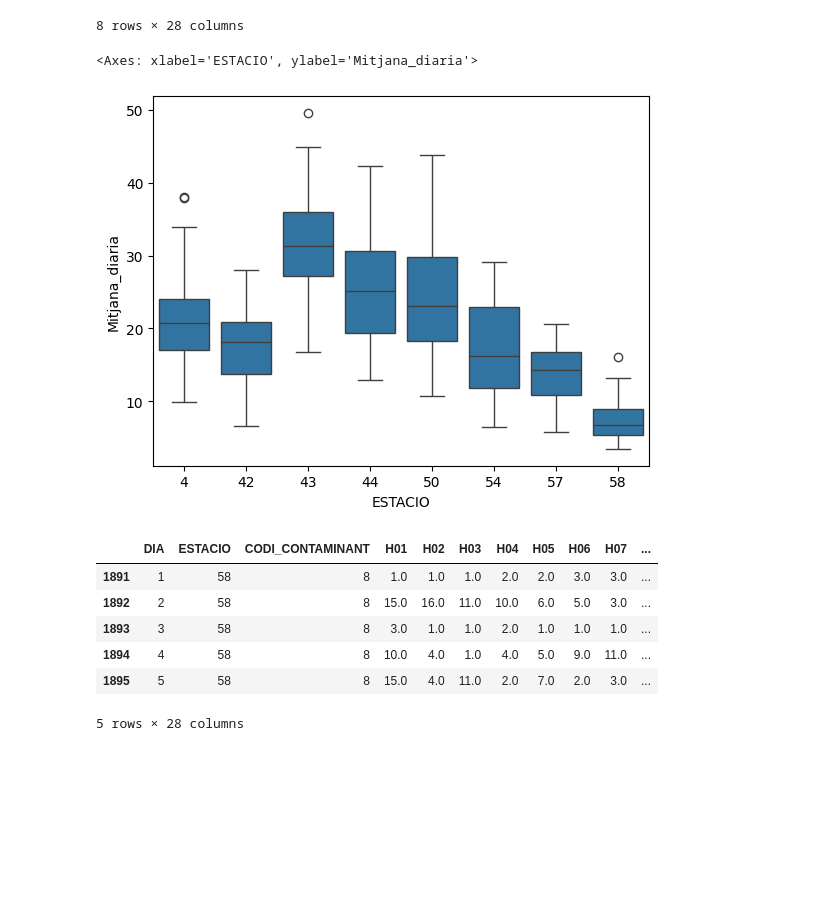
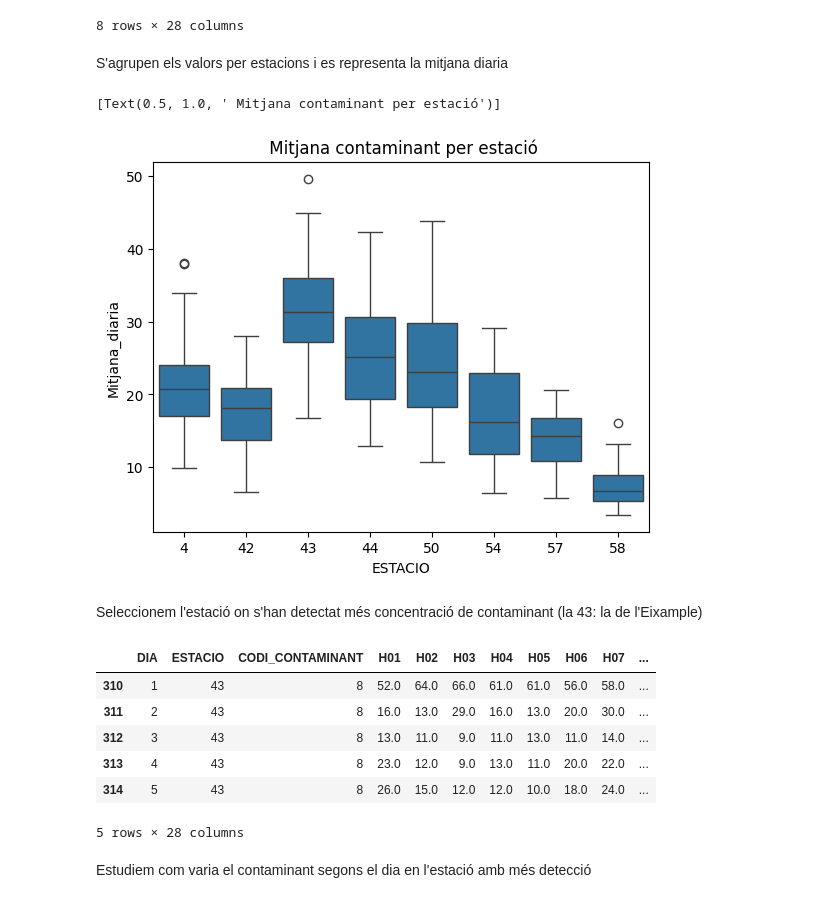
Before and after one commit to MariaAbb7/ProgramesCursPython_B2, a Jupyter notebook: ProjecteContaminantsBCN.ipynb, the cells around one changed output. Saved outputs shown, nothing was run; the diff lists cells and outputs as text; code cells hidden in the pictures; blank space fills up the shorter version.

```diff
--- a/ProjecteContaminantsBCN.ipynb
+++ b/ProjecteContaminantsBCN.ipynb
@@ -192,25 +188,31 @@ df_c8.describe()
 | 75% | 24.000000 | 54.750000 | 8.0 | 28.000000 | 27.000000 | 25.000000 | 24.000000 | 22.000000 | 22.000000 | 26.000000 | ... |
 | max | 31.000000 | 58.000000 | 8.0 | 63.000000 | 69.000000 | 69.000000 | 67.000000 | 61.000000 | 56.000000 | 63.000000 | ... |
 8 rows × 28 columns
+# %% [markdown]
+S'agrupen els valors per estacions i es representa la mitjana diaria
 # %%
-sns.boxplot(x='ESTACIO', y="Mitjana_diaria", data=df_c8)
+sns.boxplot(x='ESTACIO', y="Mitjana_diaria", data=df_c8).set (title = ' Mitjana contaminant NO2 per estació')
 # %% [output]
-<Axes: xlabel='ESTACIO', ylabel='Mitjana_diaria'>
+[Text(0.5, 1.0, ' Mitjana contaminant per estació')]
-[figure, old version]
+[figure, new version]
+# %% [markdown]
+Seleccionem l'estació on s'han detectat més concentració de contaminant (la 43: la de l'Eixample)
 # %%
 #Estudi de les mesures amb valors màxims
 
-df_c8M= df_c8[df_c8["ESTACIO"] == 58]
+df_c8M= df_c8[df_c8["ESTACIO"] == 43]
 df_c8M.describe()
 df_c8M.head()
 # %% [output]
 |  | DIA | ESTACIO | CODI_CONTAMINANT | H01 | H02 | H03 | H04 | H05 | H06 | H07 | ... |
-| 1891 | 1 | 58 | 8 | 1.0 | 1.0 | 1.0 | 2.0 | 2.0 | 3.0 | 3.0 | ... |
-| 1892 | 2 | 58 | 8 | 15.0 | 16.0 | 11.0 | 10.0 | 6.0 | 5.0 | 3.0 | ... |
-| 1893 | 3 | 58 | 8 | 3.0 | 1.0 | 1.0 | 2.0 | 1.0 | 1.0 | 1.0 | ... |
-| 1894 | 4 | 58 | 8 | 10.0 | 4.0 | 1.0 | 4.0 | 5.0 | 9.0 | 11.0 | ... |
-| 1895 | 5 | 58 | 8 | 15.0 | 4.0 | 11.0 | 2.0 | 7.0 | 2.0 | 3.0 | ... |
+| 310 | 1 | 43 | 8 | 52.0 | 64.0 | 66.0 | 61.0 | 61.0 | 56.0 | 58.0 | ... |
+| 311 | 2 | 43 | 8 | 16.0 | 13.0 | 29.0 | 16.0 | 13.0 | 20.0 | 30.0 | ... |
+| 312 | 3 | 43 | 8 | 13.0 | 11.0 | 9.0 | 11.0 | 13.0 | 11.0 | 14.0 | ... |
+| 313 | 4 | 43 | 8 | 23.0 | 12.0 | 9.0 | 13.0 | 11.0 | 20.0 | 22.0 | ... |
+| 314 | 5 | 43 | 8 | 26.0 | 15.0 | 12.0 | 12.0 | 10.0 | 18.0 | 24.0 | ... |
 5 rows × 28 columns
+# %% [markdown]
+Estudiem com varia el contaminant segons el dia en l'estació amb més detecció
 # %%
 #Mirem com varia el contaminant segons el dia
 
```
Also changed, not shown: parts of 20 cells of this notebook.
